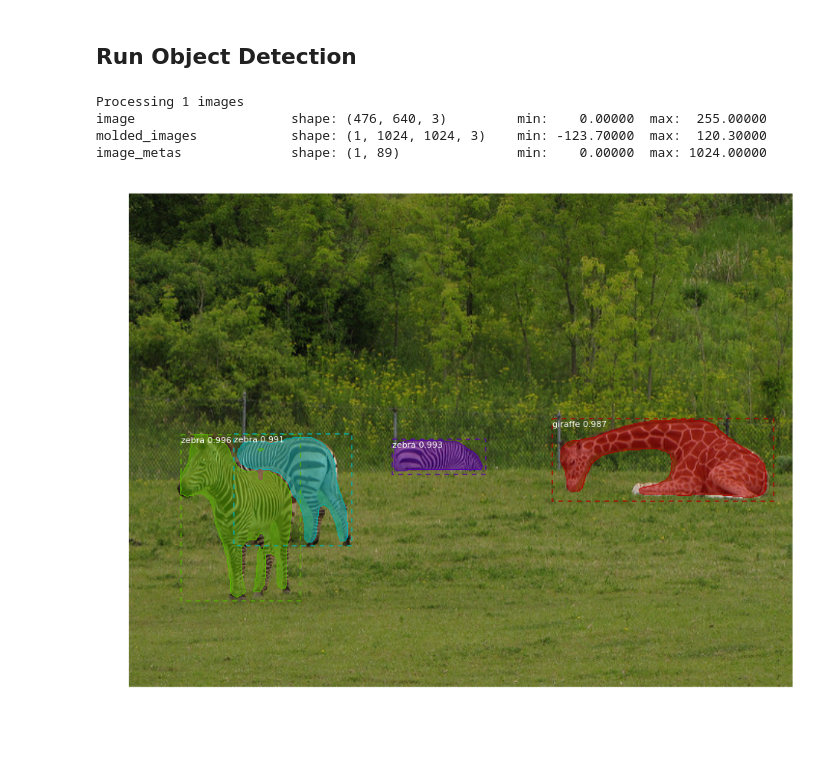
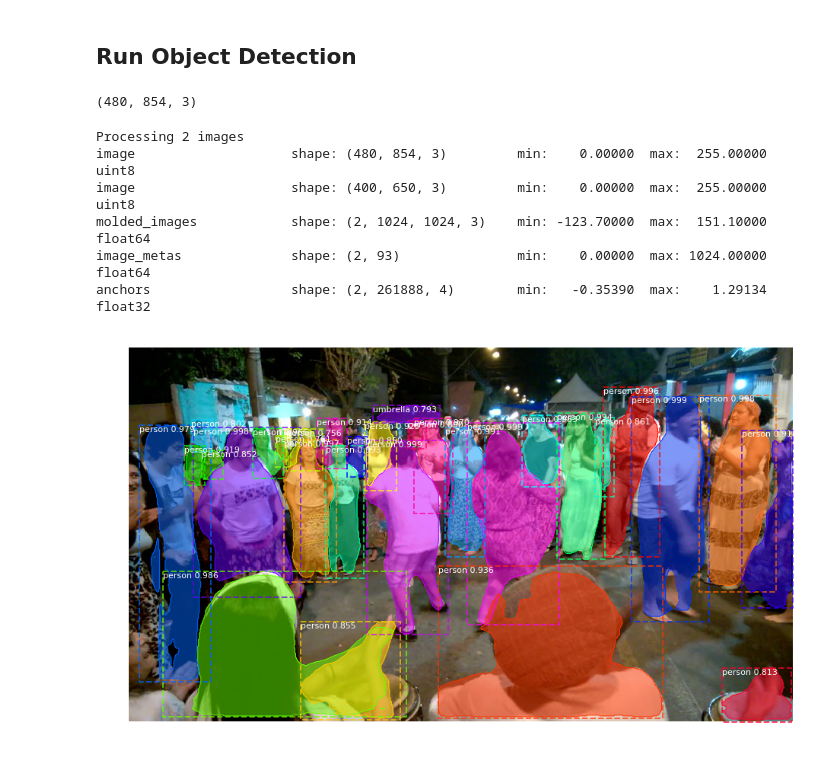
Before and after one commit to leavestar/video_segmentation, a Jupyter notebook: Mask_RCNN/samples/demo.ipynb, the cells around one changed output. Cells and saved outputs as stored; diff of their text form; code cells hidden in the pictures.

```diff
--- a/Mask_RCNN/samples/demo.ipynb
+++ b/Mask_RCNN/samples/demo.ipynb
@@ -48,7 +54,7 @@ class InferenceConfig(coco.CocoConfig):
     # Set batch size to 1 since we'll be running inference on
     # one image at a time. Batch size = GPU_COUNT * IMAGES_PER_GPU
     GPU_COUNT = 1
-    IMAGES_PER_GPU = 1
+    IMAGES_PER_GPU = 2
 
 config = InferenceConfig()
 config.display()
@@ -118,21 +124,35 @@ class_names = ['BG', 'person', 'bicycle', 'car', 'motorcycle', 'airplane',
                'teddy bear', 'hair drier', 'toothbrush']
 # %% [markdown]
 ## Run Object Detection
+# %%
+# Load a random image from the images folder
+# file_names = next(os.walk(IMAGE_DIR))[2]
+# image = skimage.io.imread(os.path.join(IMAGE_DIR, random.choice(file_names)))
+file_names = "elephant/00000.jpg"
+IMAGE_DIR = "/Users/jingle.jiang/personal/class/stanford/cs231n/final/video_segmentation/davis-2017/data/DAVIS/JPEGImages/480p/"
+
+image = skimage.io.imread(os.path.join(IMAGE_DIR, file_names))
+# %%
+image.shape
+# %% [output]
+(480, 854, 3)
+# %%
+image1 = image[:400, 100:750, :]
 # %%
-# Load a random image from the images folder
-file_names = next(os.walk(IMAGE_DIR))[2]
-image = skimage.io.imread(os.path.join(IMAGE_DIR, random.choice(file_names)))
+
 
 # Run detection
-results = model.detect([image], verbose=1)
+results = model.detect([image, image1], verbose=1)
 
 # Visualize results
 r = results[0]
 visualize.display_instances(image, r['rois'], r['masks'], r['class_ids'],
                             class_names, r['scores'])
 # %% [output]
-Processing 1 images
-image                    shape: (476, 640, 3)         min:    0.00000  max:  255.00000
-molded_images            shape: (1, 1024, 1024, 3)    min: -123.70000  max:  120.30000
-image_metas              shape: (1, 89)               min:    0.00000  max: 1024.00000
+Processing 2 images
+image                    shape: (480, 854, 3)         min:    0.00000  max:  255.00000  uint8
+image                    shape: (400, 650, 3)         min:    0.00000  max:  255.00000  uint8
+molded_images            shape: (2, 1024, 1024, 3)    min: -123.70000  max:  151.10000  float64
+image_metas              shape: (2, 93)               min:    0.00000  max: 1024.00000  float64
+anchors                  shape: (2, 261888, 4)        min:   -0.35390  max:    1.29134  float32
-[figure, old version]
+[figure, new version]
```
Also changed, not shown: parts of 8 cells of this notebook, 10 other files.
